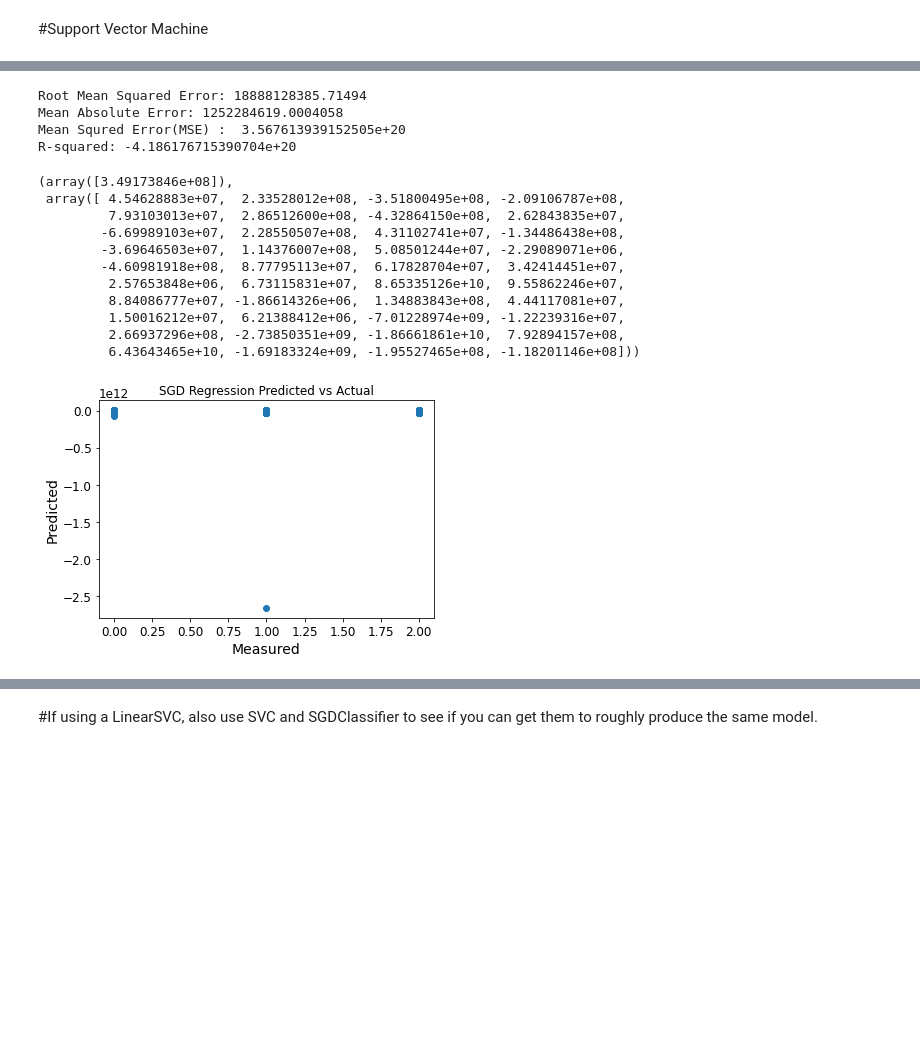
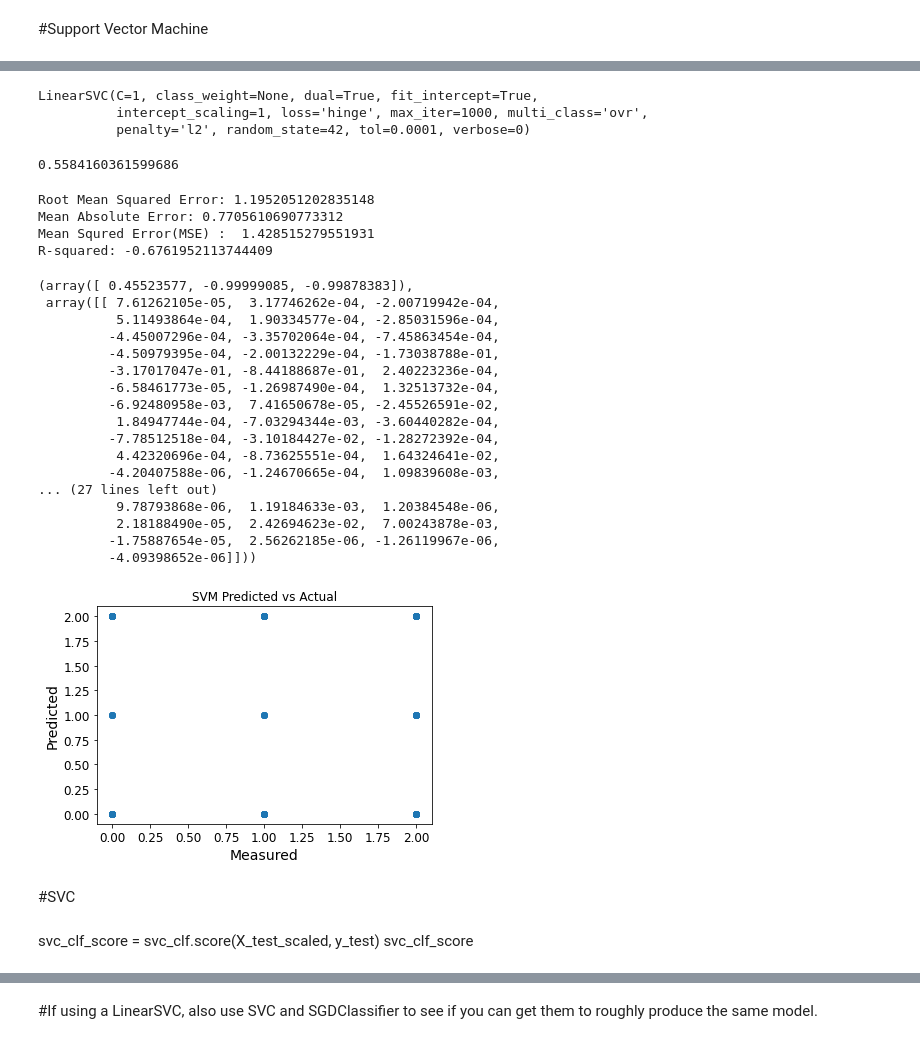
Before and after one commit to MeghaUkkali9/Advanced-Machine-Learing, a Jupyter notebook: Project5.ipynb, the cells around one changed output, grey strips where cells are left out. Cells and saved outputs as stored; diff of their text form; code cells hidden in the pictures; blank space fills up the shorter version.

```diff
--- a/Project5.ipynb
+++ b/Project5.ipynb
@@ -370,6 +380,8 @@ discharge_disposition_id   -0.033281
 medical_specialty          -0.038047
 num_procedures             -0.044150
 Name: readmitted, dtype: float64
+# %%
+df.drop(columns = ['num_procedures','medical_specialty','discharge_disposition_id','metformin','tolazamide', 'glyburide', 'admission_type_id','glyburide-metformin','glimepiride','chlorpropamide','nateglinide','miglitol'],inplace=True)
 # %%
 # to make this notebook's output identical at every run
 import numpy as np
@@ -512,11 +527,18 @@ array([0.34, 0.16, 0.71, ..., 0.67, 0.97, 0.99])
 # %%
 from sklearn.svm import SVC
+from sklearn.svm import LinearSVC
 
-svm_clf = SVC(kernel="linear", C=float("inf"))
-svm_clf.fit(X_trained_scale, y_train)
+svm_clf = LinearSVC(C=1, loss="hinge", random_state=42)
+svm_clf.fit(X_train_scaled, y_train)
+# %% [output]
+LinearSVC(C=1, class_weight=None, dual=True, fit_intercept=True,
+          intercept_scaling=1, loss='hinge', max_iter=1000, multi_class='ovr',
+          penalty='l2', random_state=42, tol=0.0001, verbose=0)
 # %%
 svm_clf_score = svm_clf.score(X_test_scaled, y_test)
 svm_clf_score
+# %% [output]
+0.5584160361599686
 # %%
 svm_clf_pred = svm_clf.predict(X_test_scaled)
 # %%
@@ -525,34 +547,44 @@ from sklearn.metrics import mean_squared_error
 svm_reg_mse = mean_squared_error(y_test, svm_clf_pred)
 svm_reg_rmse = np.sqrt(svm_reg_mse)
 # %%
+from sklearn.metrics import mean_squared_error, mean_absolute_error, r2_score
+
 print("Root Mean Squared Error:",svm_reg_rmse)
 print("Mean Absolute Error:", mean_absolute_error(y_test, svm_clf_pred))
 print("Mean Squred Error(MSE) : ", mean_squared_error(y_test, svm_clf_pred))
 print("R-squared:", r2_score(y_test, svm_clf_pred))
 # %% [output]
-Root Mean Squared Error: 18888128385.71494
-Mean Absolute Error: 1252284619.0004058
-Mean Squred Error(MSE) :  3.567613939152505e+20
-R-squared: -4.186176715390704e+20
+Root Mean Squared Error: 1.1952051202835148
+Mean Absolute Error: 0.7705610690773312
+Mean Squred Error(MSE) :  1.428515279551931
+R-squared: -0.6761952113744409
 # %%
-svm_reg.intercept_, svm_reg.coef_
+svm_clf.intercept_, svm_clf.coef_
 # %% [output]
-(array([3.49173846e+08]),
- array([ 4.54628883e+07,  2.33528012e+08, -3.51800495e+08, -2.09106787e+08,
-         7.93103013e+07,  2.86512600e+08, -4.32864150e+08,  2.62843835e+07,
-        -6.69989103e+07,  2.28550507e+08,  4.31102741e+07, -1.34486438e+08,
-        -3.69646503e+07,  1.14376007e+08,  5.08501244e+07, -2.29089071e+06,
-        -4.60981918e+08,  8.77795113e+07,  6.17828704e+07,  3.42414451e+07,
-         2.57653848e+06,  6.73115831e+07,  8.65335126e+10,  9.55862246e+07,
-         8.84086777e+07, -1.86614326e+06,  1.34883843e+08,  4.44117081e+07,
-         1.50016212e+07,  6.21388412e+06, -7.01228974e+09, -1.22239316e+07,
-         2.66937296e+08, -2.73850351e+09, -1.86661861e+10,  7.92894157e+08,
-         6.43643465e+10, -1.69183324e+09, -1.95527465e+08, -1.18201146e+08]))
+(array([ 0.45523577, -0.99999085, -0.99878383]),
+ array([[ 7.61262105e-05,  3.17746262e-04, -2.00719942e-04,
+          5.11493864e-04,  1.90334577e-04, -2.85031596e-04,
+         -4.45007296e-04, -3.35702064e-04, -7.45863454e-04,
+         -4.50979395e-04, -2.00132229e-04, -1.73038788e-01,
+         -3.17017047e-01, -8.44188687e-01,  2.40223236e-04,
+         -6.58461773e-05, -1.26987490e-04,  1.32513732e-04,
+         -6.92480958e-03,  7.41650678e-05, -2.45526591e-02,
+          1.84947744e-04, -7.03294344e-03, -3.60440282e-04,
+         -7.78512518e-04, -3.10184427e-02, -1.28272392e-04,
+          4.42320696e-04, -8.73625551e-04,  1.64324641e-02,
+         -4.20407588e-06, -1.24670665e-04,  1.09839608e-03,
+... (27 lines left out)
+          9.78793868e-06,  1.19184633e-03,  1.20384548e-06,
+          2.18188490e-05,  2.42694623e-02,  7.00243878e-03,
+         -1.75887654e-05,  2.56262185e-06, -1.26119967e-06,
+         -4.09398652e-06]]))
 # %%
-plt.scatter(y_test, sgd_reg_pred)
+plt.scatter(y_test, svm_clf_pred)
 plt.xlabel('Measured')
 plt.ylabel('Predicted')
 plt.title('SVM Predicted vs Actual')
 plt.show()
 # %% [output]
-[figure, old version]
+[figure, new version]
+# %% [markdown]
+#SVC
@@ -558,0 +594,3 @@ plt.show()
+# %% [markdown]
+svc_clf_score = svc_clf.score(X_test_scaled, y_test)
+svc_clf_score
```
Also changed, not shown: parts of 36 cells of this notebook.
